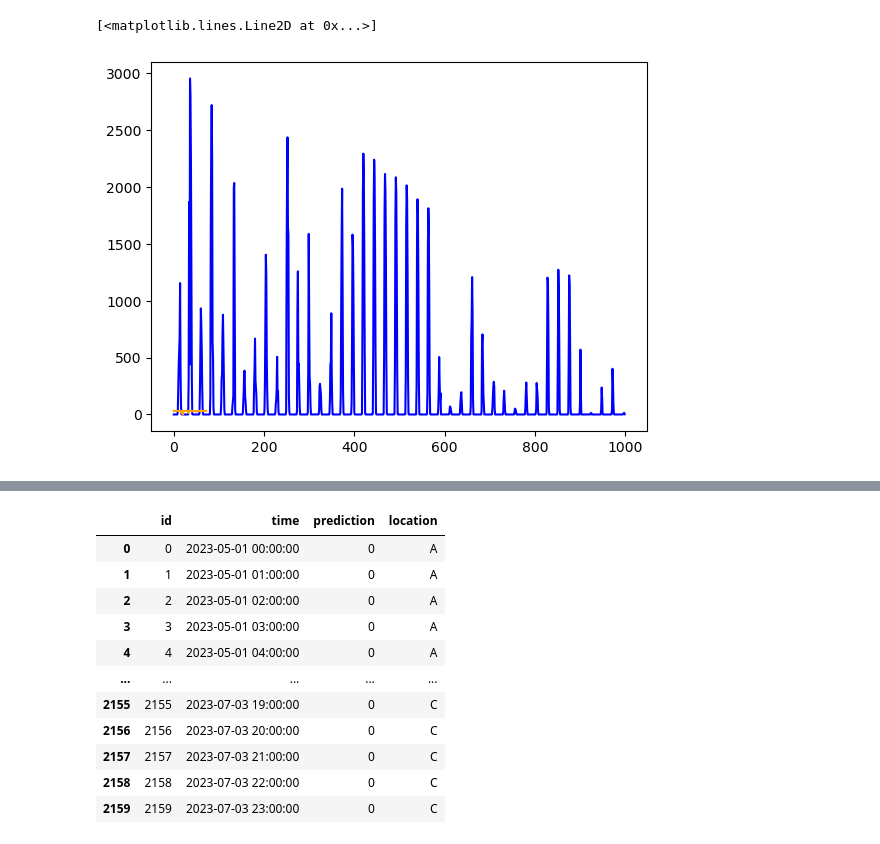
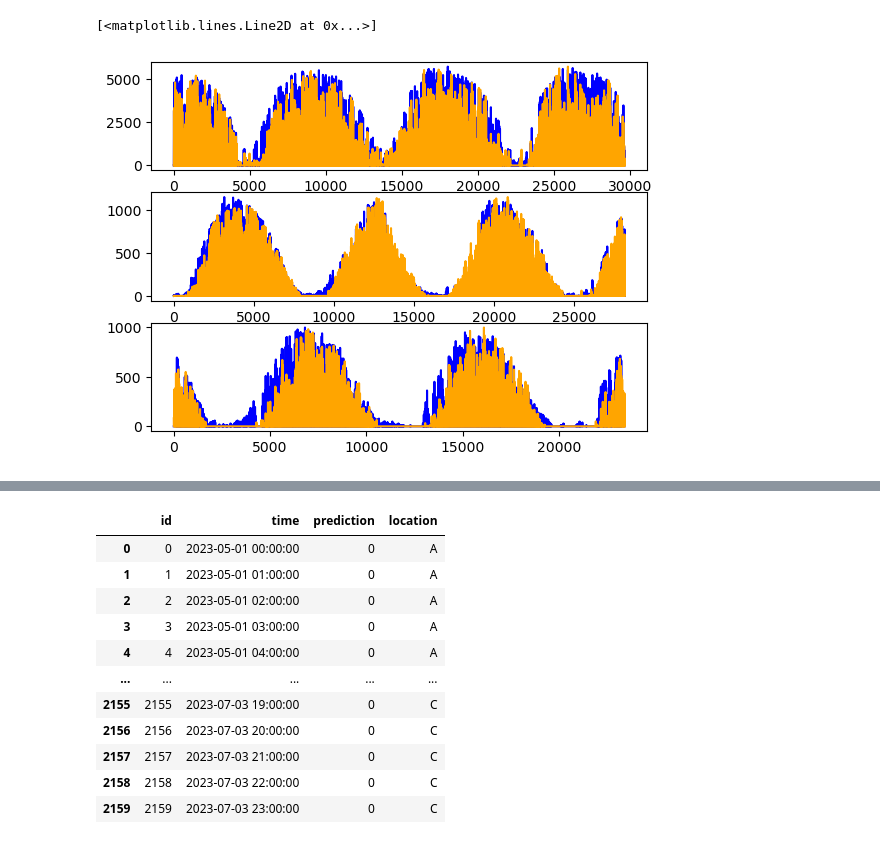
Before and after one commit to MartinSkatvedt/TDT4173-Machine-Learning, a Jupyter notebook: read_files.ipynb, the cells around one changed output, grey strips where cells are left out. Cells and saved outputs as stored; diff of their text form; code cells hidden in the pictures.

```diff
--- a/read_files.ipynb
+++ b/read_files.ipynb
@@ -237,7 +243,7 @@ def compile_and_fit(model, train_x, train_y, val_x, val_y, patience=3):
 def split_and_batch(df):
     df_labels = df.pop("pv_measurement")
 
-    BATCH_SIZE=60
+    BATCH_SIZE=30
 
     df_arr = np.array(df, dtype=np.float32)
     df_label_arr = np.array(df_labels, dtype=np.float32)
@@ -415,4 +395,8 @@ pred_c = lstm_model_c.predict(test_c)
 pred_a_val = lstm_model_a.predict(val_a_x)
 pred_b_val = lstm_model_b.predict(val_b_x)
 pred_c_val = lstm_model_c.predict(val_c_x)
+
+pred_a_train = lstm_model_a.predict(train_a_x)
+pred_b_train = lstm_model_b.predict(train_b_x)
+pred_c_train = lstm_model_c.predict(train_c_x)
 # %% [output]
@@ -440,7 +436,15 @@ plt.plot(pred_c[0:24*7], color="green")
-# %%
-
-plt.plot(val_a_y.flatten()[:1000], color="blue")
-plt.plot(pred_a_val[:1000], color="orange")
-# %% [output]
-[<matplotlib.lines.Line2D at 0x...>]
-[figure, removed]
+# %%
+
+fig, axs = plt.subplots(3)
+
+axs[0].plot(train_a_y.flatten() * a_max, color="blue")
+axs[0].plot(pred_a_train, color="orange")
+
+axs[1].plot(train_b_y.flatten() * b_max, color="blue")
+axs[1].plot(pred_b_train, color="orange")
+
+axs[2].plot(train_c_y.flatten() * c_max, color="blue")
+axs[2].plot(pred_c_train, color="orange")
+# %% [output]
+[<matplotlib.lines.Line2D at 0x...>]
+[figure, added]
```
Also changed, not shown: parts of 22 cells of this notebook, 10 other files.
